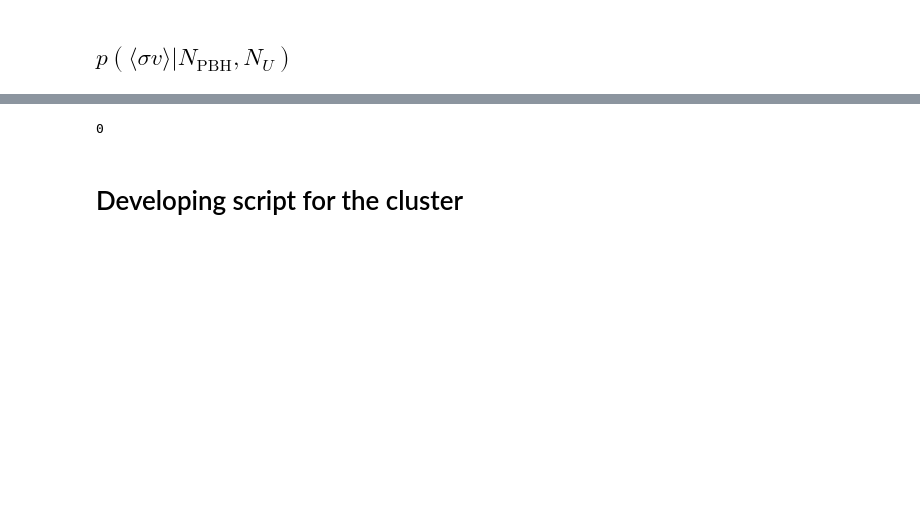
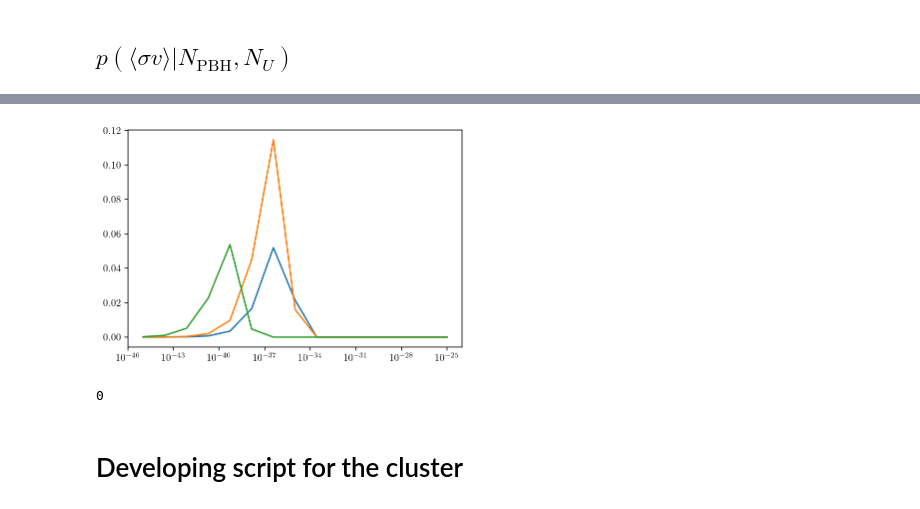
Before and after one commit to adam-coogan/pbhs_vs_wimps, a Jupyter notebook: detecting_dm_with_pbhs_08_feb_2019.ipynb, the cells around one changed output, grey strips where cells are left out. Cells and saved outputs as stored; diff of their text form; code cells hidden in the pictures; blank space fills up the shorter version.

```diff
--- a/detecting_dm_with_pbhs_08_feb_2019.ipynb
+++ b/detecting_dm_with_pbhs_08_feb_2019.ipynb
@@ -68,3 +100,14 @@ plt.xlim(svs[[0, -1]])
+# %%
+# Evaluate posterior integrand
+m_dm_mg, sv_mg = np.meshgrid(m_dms, svs)
+
+plt.xscale('log')
+for n_g in [1]:
+    for f in [7e-4, 1e-3, 3e-2]:
+        plt.plot(svs, posterior_integrand(svs, n_g, f, n_pbh, p_f, p_gamma, m_pbh, m_dms[0]))
+#         plt.plot(svs, [posterior_integrand(sv, n_g, f, n_pbh, p_f, p_gamma, m_pbh, m_dms[-1]) for sv in svs])
+# %% [output]
+[figure, added]
 # %%
 os.system("say 'Did it!'")
 # %% [output]
```
Also changed, not shown: parts of 15 cells of this notebook, 17 other files.
